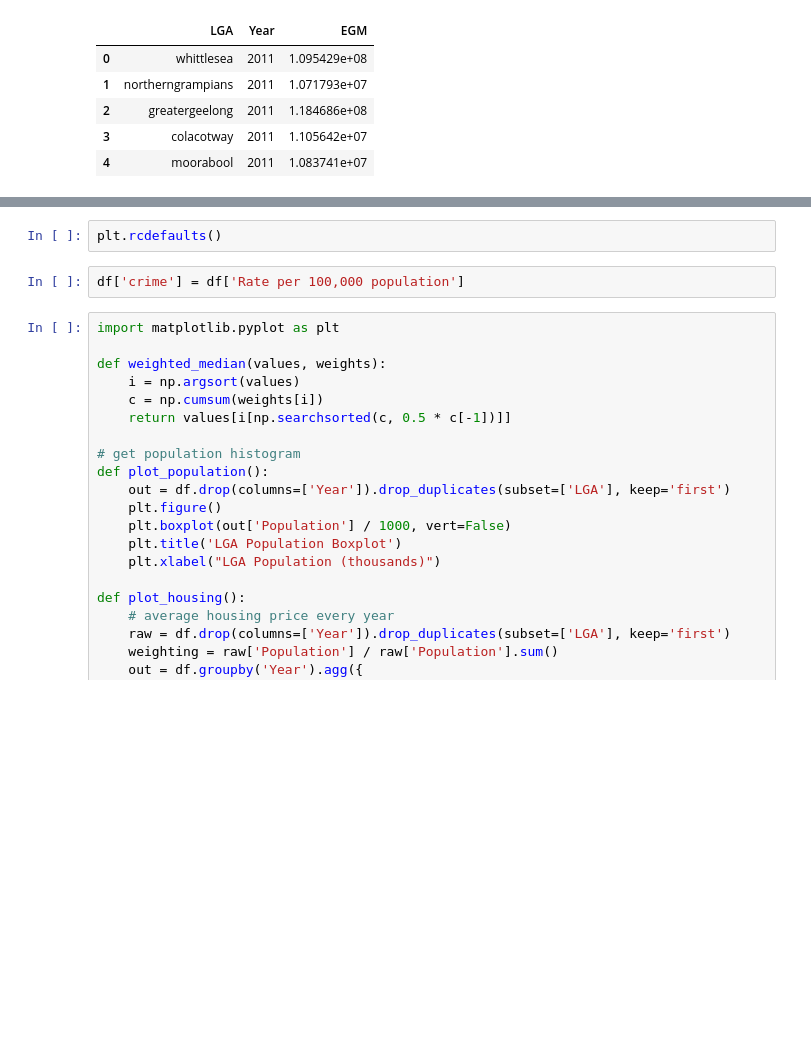
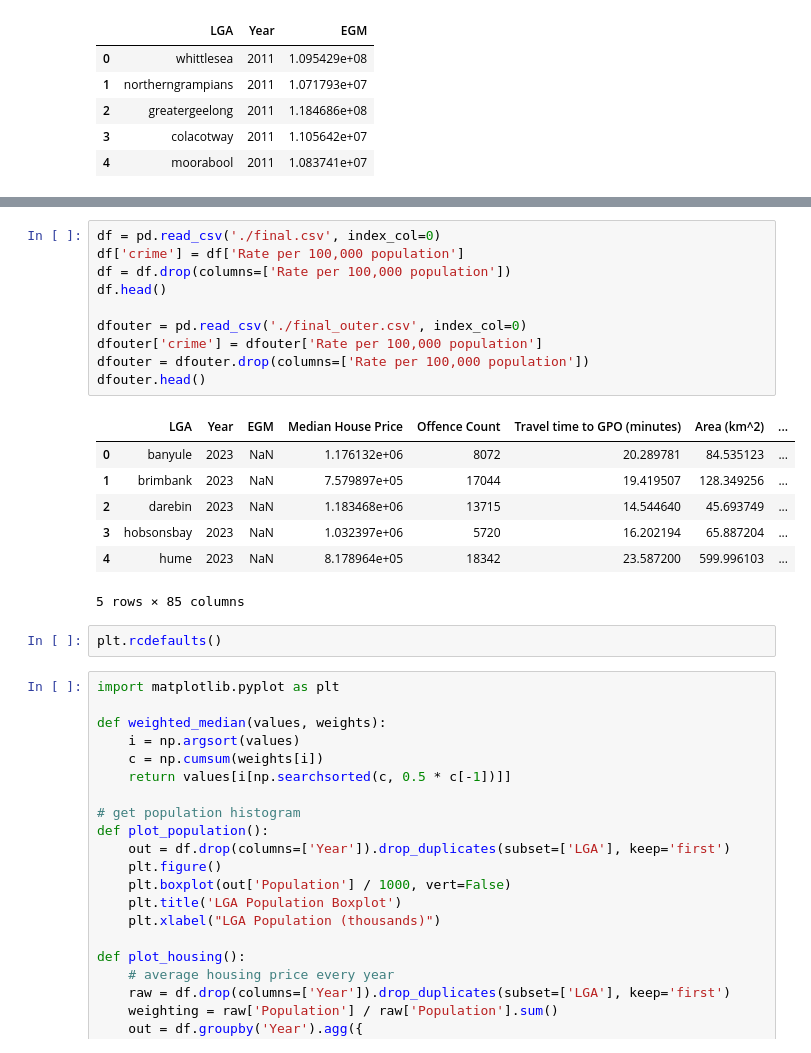
Before and after one commit to khangluong2004/COMP20008_Assignment2, a Jupyter notebook: terry/eda.ipynb, the cells around one changed output, grey strips where cells are left out. Drawn from its saved outputs; the diff is of its cells as text; blank space fills up the shorter version.

```diff
--- a/terry/eda.ipynb
+++ b/terry/eda.ipynb
@@ -290,7 +303,23 @@ df.head()
+# %%
+df = pd.read_csv('./final.csv', index_col=0)
+df['crime'] = df['Rate per 100,000 population']
+df = df.drop(columns=['Rate per 100,000 population'])
+df.head()
+
+dfouter = pd.read_csv('./final_outer.csv', index_col=0)
+dfouter['crime'] = dfouter['Rate per 100,000 population']
+dfouter = dfouter.drop(columns=['Rate per 100,000 population'])
+dfouter.head()
+# %% [output]
+|  | LGA | Year | EGM | Median House Price | Offence Count | Travel time to GPO (minutes) | Area (km^2) | ... |
+| 0 | banyule | 2023 | NaN | 1.176132e+06 | 8072 | 20.289781 | 84.535123 | ... |
+| 1 | brimbank | 2023 | NaN | 7.579897e+05 | 17044 | 19.419507 | 128.349256 | ... |
+| 2 | darebin | 2023 | NaN | 1.183468e+06 | 13715 | 14.544640 | 45.693749 | ... |
+| 3 | hobsonsbay | 2023 | NaN | 1.032397e+06 | 5720 | 16.202194 | 65.887204 | ... |
+| 4 | hume | 2023 | NaN | 8.178964e+05 | 18342 | 23.587200 | 599.996103 | ... |
+5 rows × 85 columns
 # %%
 plt.rcdefaults()
-# %%
-df['crime'] = df['Rate per 100,000 population']
 # %%
 import matplotlib.pyplot as plt
 
```
Also changed, not shown: parts of 6 cells of this notebook, 1 other file.
